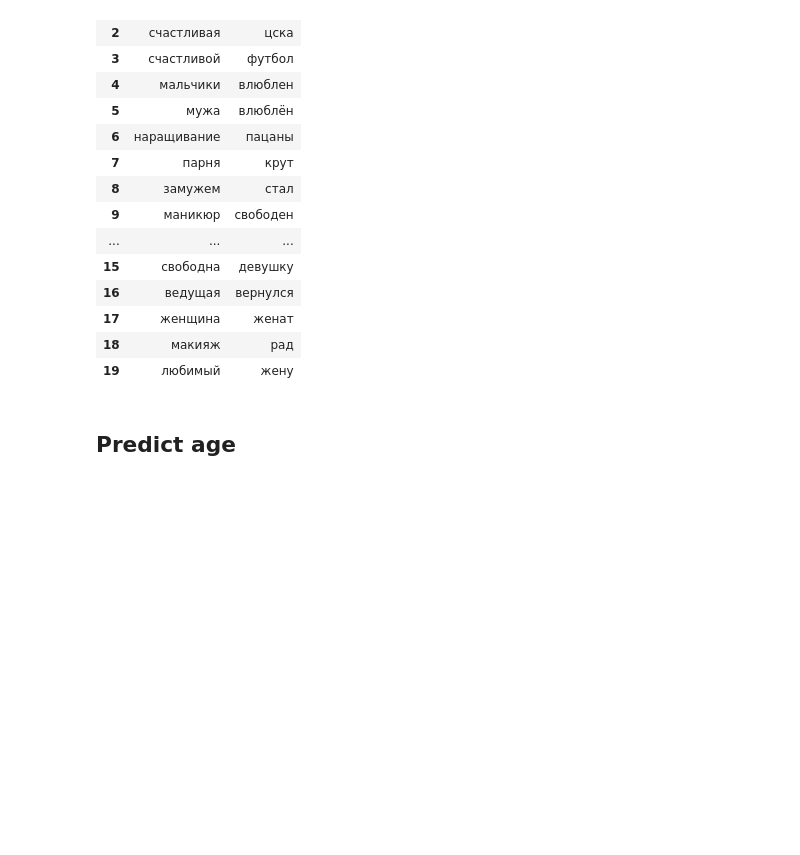
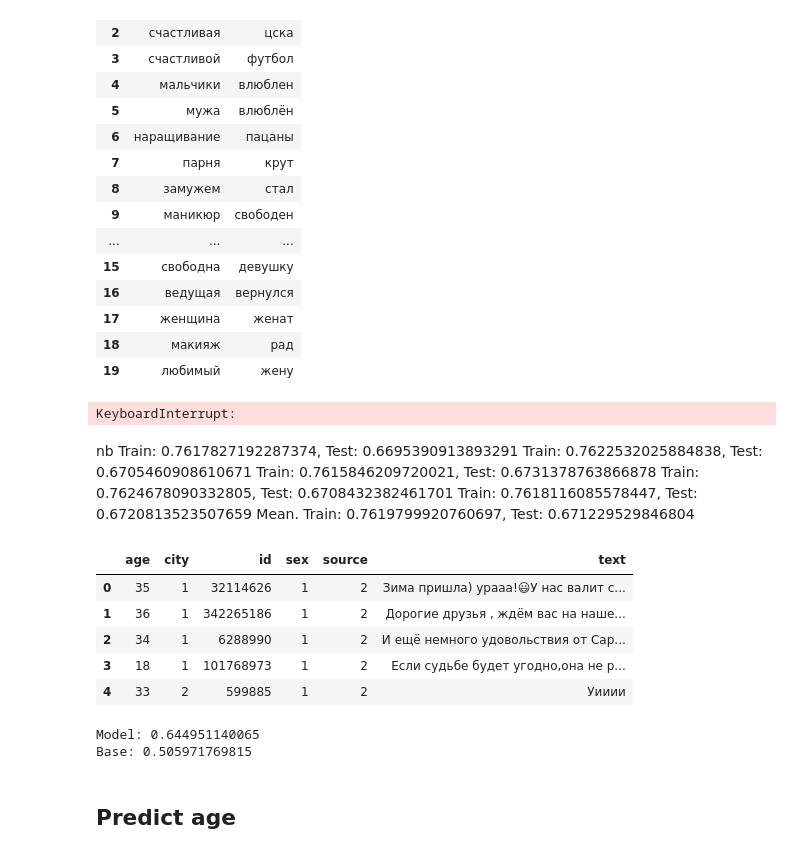
Before and after one commit to AlexanderIB31/DataMining, a Jupyter notebook: project/Model/Model.ipynb, the cells around one changed output. Cells and saved outputs as stored; diff of their text form; code cells hidden in the pictures; blank space fills up the shorter version.

```diff
--- a/project/Model/Model.ipynb
+++ b/project/Model/Model.ipynb
@@ -166,0 +193,40 @@ df_sex_demo.head(20)
+# %%
+from sklearn.model_selection import KFold
+
+kf = KFold(n_splits=5, shuffle=True)
+
+train_scores, test_scores = [], []
+
+for train, test in kf.split(corpus, y):
+    cmodel = CModel()
+    cmodel.fit(corpus[train], y[train])
+    train_scores.append(accuracy_score(cmodel.predict(corpus[train]), y[train]))
+    test_scores.append(accuracy_score(cmodel.predict(corpus[test]), y[test]))
+    print('Train: {}, Test: {}'.format(train_scores[-1], test_scores[-1]))
+
+print('Mean. Train: {}, Test: {}'.format(np.mean(train_scores), np.mean(test_scores)))
+# %% [output]
+KeyboardInterrupt:
+# %% [markdown]
+nb
+Train: 0.7617827192287374, Test: 0.6695390913893291
+Train: 0.7622532025884838, Test: 0.6705460908610671
+Train: 0.7615846209720021, Test: 0.6731378763866878
+Train: 0.7624678090332805, Test: 0.6708432382461701
+Train: 0.7618116085578447, Test: 0.6720813523507659
+Mean. Train: 0.7619799920760697, Test: 0.671229529846804
+# %%
+dfe = pd.read_csv('vk-crawl_v2.csv', sep=',')
+dfe = dfe[dfe['source'] == 2]
+dfe = dfe.dropna()
+dfe = dfe[dfe['text'].str.contains('[a-zA-Zа-яА-Я]')]
+dfe = dfe.sample(frac=1).reset_index(drop=True)
+
+dfe.head()
+# %% [output]
+|  | age | city | id | sex | source | text |
+| 0 | 35 | 1 | 32114626 | 1 | 2 | Зима пришла) урааа!😃У нас валит с... |
+| 1 | 36 | 1 | 342265186 | 1 | 2 | Дорогие друзья , ждём вас на наше... |
+| 2 | 34 | 1 | 6288990 | 1 | 2 | И ещё немного удовольствия от Сар... |
+| 3 | 18 | 1 | 101768973 | 1 | 2 | Если судьбе будет угодно,она не р... |
+| 4 | 33 | 2 | 599885 | 1 | 2 | Уииии |
@@ -167,3 +239,9 @@ df_sex_demo.head(20)
+# %%
+print('Model:', accuracy_score(cmodel.predict(corpus_eval), y_eval))
+print('Base:', accuracy_score(np.full_like(y_eval, 0), y_eval))
+# %% [output]
+Model: 0.644951140065
+Base: 0.505971769815
 # %% [markdown]
 ## Predict age
 # %%
```
Also changed, not shown: parts of 26 cells of this notebook.
